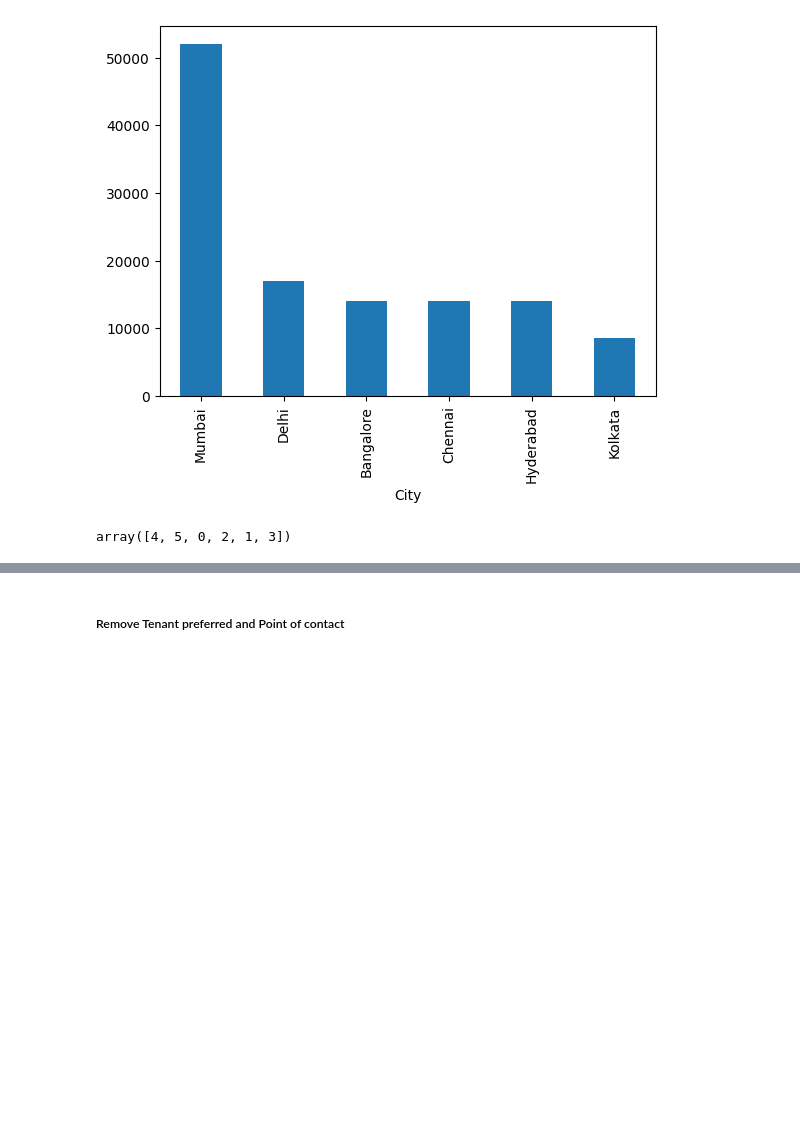
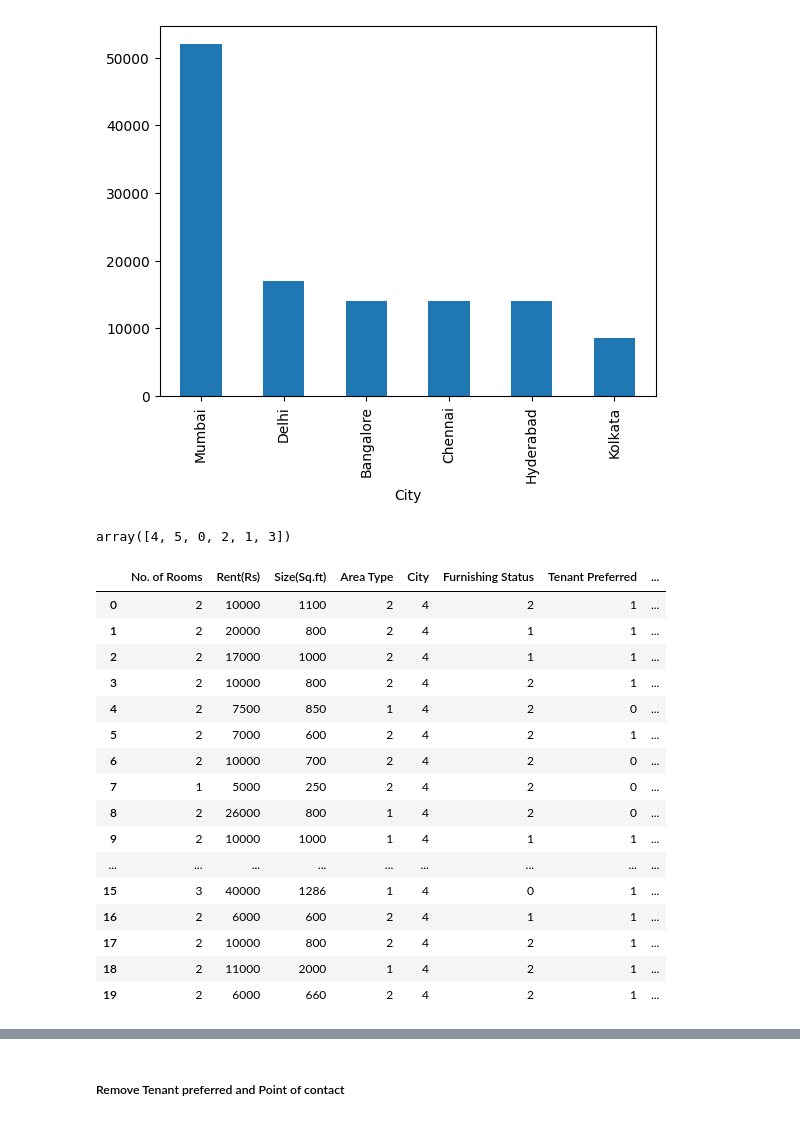
Before and after one commit to Elisha-George/Rent-Prediction__Using-Data-Science, a Jupyter notebook: IDS_Pandas_File.ipynb, the cells around one changed output, grey strips where cells are left out. Saved outputs shown, nothing was run; the diff lists cells and outputs as text; code cells hidden in the pictures; blank space fills up the shorter version.

```diff
--- a/IDS_Pandas_File.ipynb
+++ b/IDS_Pandas_File.ipynb
@@ -564,3 +564,23 @@ all_data['City']= label_encoder.fit_transform(all_data['City'])
 all_data['City'].unique()
 # %% [output]
 array([4, 5, 0, 2, 1, 3])
+# %%
+all_data.head(20)
+# %% [output]
+|  | No. of Rooms | Rent(Rs) | Size(Sq.ft) | Area Type | City | Furnishing Status | Tenant Preferred | ... |
+| 0 | 2 | 10000 | 1100 | 2 | 4 | 2 | 1 | ... |
+| 1 | 2 | 20000 | 800 | 2 | 4 | 1 | 1 | ... |
+| 2 | 2 | 17000 | 1000 | 2 | 4 | 1 | 1 | ... |
+| 3 | 2 | 10000 | 800 | 2 | 4 | 2 | 1 | ... |
+| 4 | 2 | 7500 | 850 | 1 | 4 | 2 | 0 | ... |
+| 5 | 2 | 7000 | 600 | 2 | 4 | 2 | 1 | ... |
+| 6 | 2 | 10000 | 700 | 2 | 4 | 2 | 0 | ... |
+| 7 | 1 | 5000 | 250 | 2 | 4 | 2 | 0 | ... |
+| 8 | 2 | 26000 | 800 | 1 | 4 | 2 | 0 | ... |
+| 9 | 2 | 10000 | 1000 | 1 | 4 | 1 | 1 | ... |
+| ... | ... | ... | ... | ... | ... | ... | ... | ... |
+| 15 | 3 | 40000 | 1286 | 1 | 4 | 0 | 1 | ... |
+| 16 | 2 | 6000 | 600 | 2 | 4 | 1 | 1 | ... |
+| 17 | 2 | 10000 | 800 | 2 | 4 | 2 | 1 | ... |
+| 18 | 2 | 11000 | 2000 | 1 | 4 | 2 | 1 | ... |
+| 19 | 2 | 6000 | 660 | 2 | 4 | 2 | 1 | ... |
```
Also changed, not shown: parts of 6 cells of this notebook.
